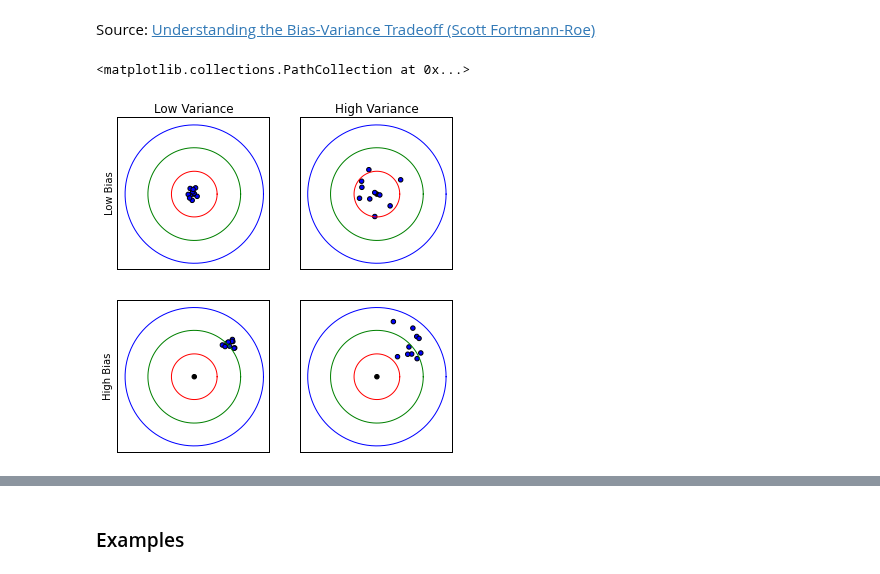
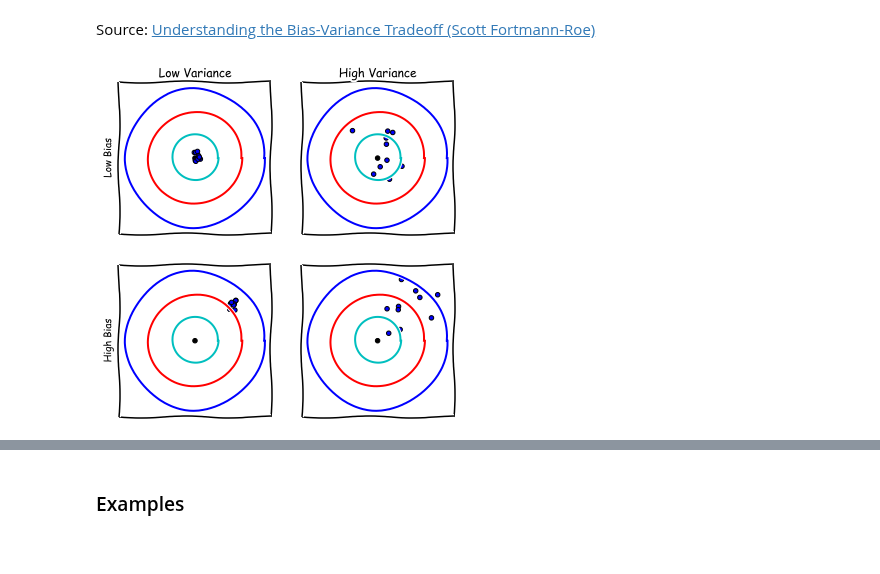
Before and after one commit to AlexanderFabisch/ml_tutorials, a Jupyter notebook: 02_meta_learning.ipynb, the cells around one changed output, grey strips where cells are left out. Cells and saved outputs as stored; diff of their text form; code cells hidden in the pictures.

Commit message:
Bias-variance tradeoff in XKCD style

```diff
--- a/02_meta_learning.ipynb
+++ b/02_meta_learning.ipynb
@@ -45,21 +45,21 @@ We vary the **training set** and (hypothetically) observe the **true error**.
 # %% [markdown]
 Source: [Understanding the Bias-Variance Tradeoff (Scott Fortmann-Roe)](http://scott.fortmann-roe.com/docs/BiasVariance.html)
 # %%
-figure(figsize=(6, 6))
-def plot_target():
-    t = linspace(0, 2*pi, 100); plot(cos(t), sin(t)); plot(0.67*cos(t), 0.67*sin(t))
-    plot(0.33*cos(t), 0.33*sin(t)); scatter(0, 0, color="black")
-setp(subplot(2, 2, 1), xticks=(), yticks=()); plot_target()
-title("Low Variance"); ylabel("Low Bias")
-scatter((random.rand(10)-0.5)*0.2, (random.rand(10)-0.5)*0.2)
-setp(subplot(2, 2, 2), xticks=(), yticks=()); plot_target()
-title("High Variance")
-scatter((random.rand(10)-0.5)*0.8, (random.rand(10)-0.5)*0.8)
-setp(subplot(2, 2, 3), xticks=(), yticks=()); plot_target()
-ylabel("High Bias")
-scatter((random.rand(10)-0.5)*0.2+0.5, (random.rand(10)-0.5)*0.2+0.5)
-setp(subplot(2, 2, 4), xticks=(), yticks=()); plot_target()
-scatter((random.rand(10)-0.5)*0.8+0.5, (random.rand(10)-0.5)*0.8+0.5)
+with xkcd():
+    figure(figsize=(6, 6))
+    def plot_target():
+        t = linspace(0, 2*pi, 100); plot(cos(t), sin(t)); plot(0.67*cos(t), 0.67*sin(t))
+        plot(0.33*cos(t), 0.33*sin(t)); scatter(0, 0, color="black")
+    setp(subplot(2, 2, 1), xticks=(), yticks=()); plot_target()
+    title("Low Variance"); ylabel("Low Bias")
+    scatter((random.rand(10)-0.5)*0.2, (random.rand(10)-0.5)*0.2)
+    setp(subplot(2, 2, 2), xticks=(), yticks=()); plot_target()
+    title("High Variance")
+    scatter((random.rand(10)-0.5)*0.8, (random.rand(10)-0.5)*0.8)
+    setp(subplot(2, 2, 3), xticks=(), yticks=()); plot_target()
+    ylabel("High Bias")
+    scatter((random.rand(10)-0.5)*0.2+0.5, (random.rand(10)-0.5)*0.2+0.5)
+    setp(subplot(2, 2, 4), xticks=(), yticks=()); plot_target()
+    scatter((random.rand(10)-0.5)*0.8+0.5, (random.rand(10)-0.5)*0.8+0.5)
 # %% [output]
-<matplotlib.collections.PathCollection at 0x...>
-[figure, old version]
+[figure, new version]
```
Also changed, not shown: parts of 5 cells of this notebook.
